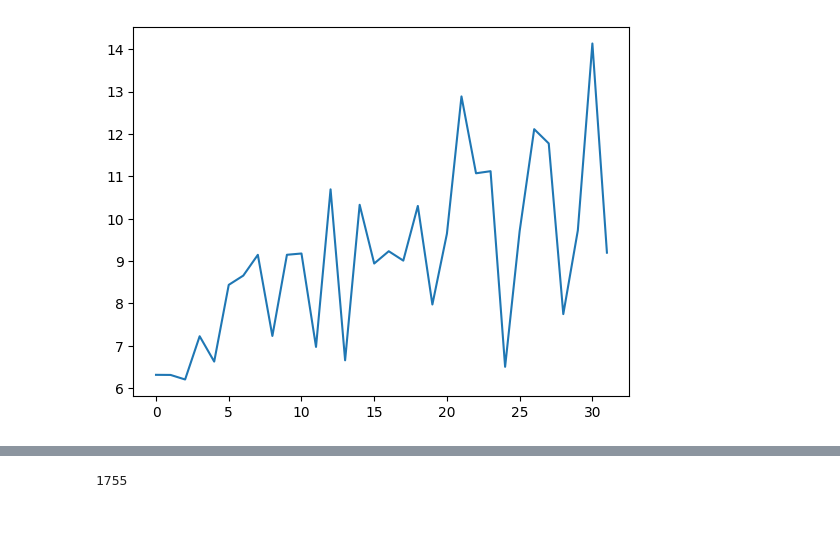
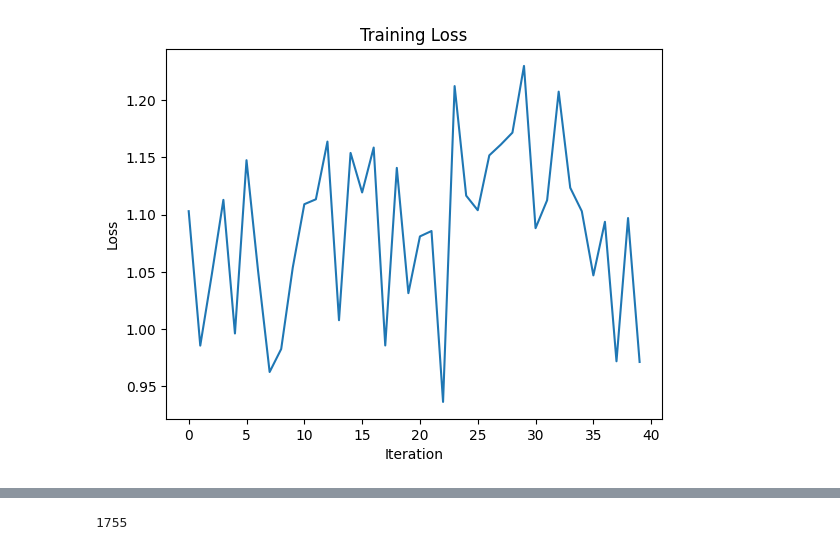
Before and after one commit to attahiruj/DeepLearningPytorch, a Jupyter notebook: EmpatyEmotionPersonality-Detection/EmpatyEmotionPersonality-Detection-DL-pytorch.ipynb, the cells around one changed output, grey strips where cells are left out. Saved outputs shown, nothing was run; the diff lists cells and outputs as text; code cells hidden in the pictures; blank space fills up the shorter version.

```diff
--- a/EmpatyEmotionPersonality-Detection/EmpatyEmotionPersonality-Detection-DL-pytorch.ipynb
+++ b/EmpatyEmotionPersonality-Detection/EmpatyEmotionPersonality-Detection-DL-pytorch.ipynb
@@ -15,6 +24,7 @@ from torchmetrics.regression import MeanSquaredError
 # %%
 device = torch.device("cuda" if torch.cuda.is_available() else "cpu")
 tokenizer = get_tokenizer("basic_english")
+label_encoder =LabelEncoder()
 class EEPD_Dataset(Dataset):
     def __init__(self):
 
@@ -26,6 +36,10 @@ class EEPD_Dataset(Dataset):
             new_col.append(names.strip())
         xy.columns = new_col
         x, y = xy.loc[:, 'text'], xy.loc[:, ['EmotionalPolarity', 'Emotion', 'Empathy']]
+        y['EmotionalPolarity'] = label_encoder.fit_transform(y['EmotionalPolarity'])
+        y['Emotion'] = label_encoder.fit_transform(y['Emotion'])
+        y['Empathy'] = label_encoder.fit_transform(y['Empathy'])
+        # print(y)
         y = np.array(y)
 
 
@@ -41,7 +55,7 @@ class EEPD_Dataset(Dataset):
         train_x = padd_to_tensor(train_x)
 
         self.text = torch.tensor(train_x, dtype=torch.float32).to(device)
-        self.label = torch.tensor(train_y).to(device)
+        self.label = torch.tensor(train_y, dtype=torch.float32).to(device)
         self.n_samples = x.shape[0]
 
 
@@ -55,12 +69,14 @@ class EEPD_Dataset(Dataset):
         for text in text_data:
             yield tokenizer(text)
 # %%
+
 class DeepNN(nn.Module):
     def __init__(self, input_size, hidden_size, output_classes):
         super(DeepNN,self).__init__()
         self.relu = nn.ReLU()
-        self.l1 = nn.Linear(input_size, hidden_size)
-        self.l2 = nn.Linear(hidden_size, hidden_size)
+        self.softmax = nn.Softmax(dim=1)
+        self.l1 = nn.Linear(input_size, hidden_size*2)
+        self.l2 = nn.Linear(hidden_size*2, hidden_size)
         self.l3 = nn.Linear(hidden_size, output_classes)
 
     def forward(self, x):
@@ -100,35 +152,69 @@ n_samples: 7021 | n_iterations/batch: 110
 # %%
+dataset = EEPD_Dataset()
+#train, test split
+generator = torch.Generator().manual_seed(42)
+train_set, test_set = random_split(dataset=dataset, lengths=[0.8, 0.2], generator=generator)
+
+learning_rate = 0.01
+n_samples = len(train_set)
+n_epochs = 5
+n_input = len(train_set[0][0])
+n_hidden = 100
+n_classes = 3
+n_batch = 8
+n_iterations = math.ceil(n_samples/n_batch)
+
+print(f'n_samples: {n_samples} | n_iterations/batch: {n_iterations}')
+
+train_dataloader = DataLoader(dataset=train_set, batch_size=n_batch, shuffle=True)
+test_dataloader = DataLoader(dataset=test_set, batch_size=1, shuffle=False)
+
+data_iter = iter(train_dataloader)
+
+
 model = DeepNN(n_input, n_hidden, n_classes)
+
+# Fixing loss function and optimizer
 criterion = nn.CrossEntropyLoss()
 optimizer = torch.optim.Adam(model.parameters(), lr=learning_rate)
+
 losses = []
 print(summary(model, batch_dim=n_batch))
+
 for epoch in range(n_epochs):
     for i, (input, label) in enumerate(train_dataloader):
-        #forward
+        # forward
         output = model(input)
-        loss = criterion(output, label)
+        loss = criterion(output, torch.argmax(label, dim=1))  # Fix for multi-class classification
 
-        #backward
-        optimizer.zero_grad
+        # backward
+        optimizer.zero_grad()  # Fix for correct optimizer usage
         loss.backward()
         optimizer.step()
-        if (i+1) % 100 == 0:
+
+        if (i + 1) % 100 == 0:
             print(f'epoch: {epoch+1}/{n_epochs} | step: {i+1}/{n_iterations} | loss: {loss.item():.4f}')
-            losses.append(loss)
+            losses.append(loss.item())
 
-#test
+# ... (previous code)
+
+# Testing
 with torch.no_grad():
-    error = []
-    predictions = []
+    correct = 0
+    total = 0
     for i, (input, label) in enumerate(test_dataloader):
-        MSError = MeanSquaredError(num_outputs=3)
-        prediction = model(input)
-        error.append(MSError(prediction, label))
-        predictions.append(prediction)
-    # print(f'error: {error}')
-    # MSError.plot()
-    print(error)
-    plt.plot(losses)
-    plt.show()
+        outputs = model(input)
+        _, predicted = torch.max(outputs.data, 1)  # Using torch.max for multi-class classification
+        total += label.size(0)
+        correct += (predicted == torch.argmax(label, dim=1)).sum().item()
+
+    accuracy = correct / total
+    print(f'Test Accuracy: {accuracy * 100:.2f}%')
+
+# Plotting the training loss
+plt.plot(losses)
+plt.xlabel('Iteration')
+plt.ylabel('Loss')
+plt.title('Training Loss')
+plt.show()
 # %% [output]
@@ -152 +238 @@ epoch: 32/32 | step: 100/110 | loss: 9.1989
-[figure, old version]
+[figure, new version]
```
Also changed, not shown: parts of 5 cells of this notebook, 22 other files.
